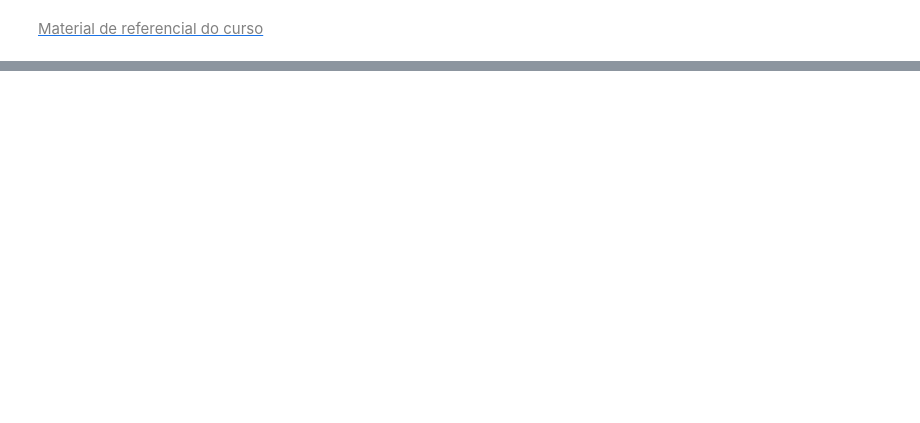
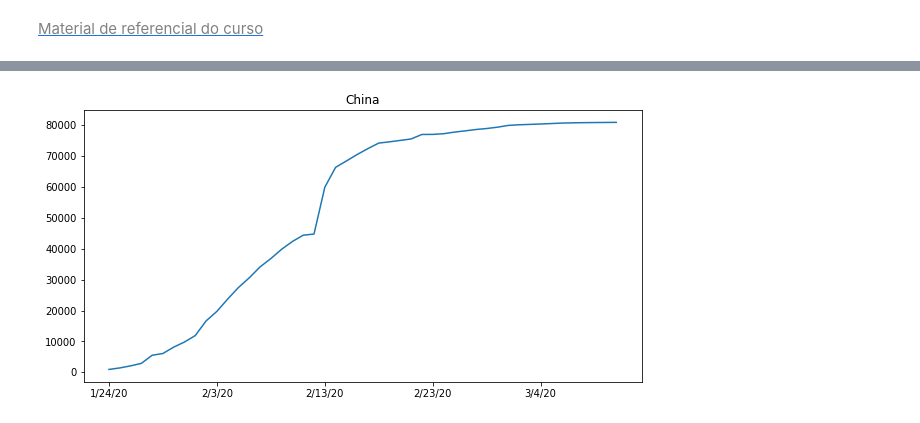
Before and after one commit to mbaliu-treino/Desenvolve, a Jupyter notebook: LEARN_C_DS_análises_para_saúde_e_medicina.ipynb, the cells around one changed output, grey strips where cells are left out. Cells and saved outputs as stored; diff of their text form; code cells hidden in the pictures; blank space fills up the shorter version.

```diff
--- a/LEARN_C_DS_análises_para_saúde_e_medicina.ipynb
+++ b/LEARN_C_DS_análises_para_saúde_e_medicina.ipynb
@@ -50,0 +76,7 @@ Podemos criar ambientes virtuais para que os projetos não sejam impactados pela
+# %%
+import pandas as pd
+import matplotlib.pyplot as plt
+
+confirmed = pd.read_csv('https://raw.githubusercontent.com/CSSEGISandData/COVID-19/master/csse_covid_19_data/csse_covid_19_time_series/time_series_covid19_confirmed_global.csv')
+deaths = pd.read_csv("https://raw.githubusercontent.com/CSSEGISandData/COVID-19/master/csse_covid_19_data/csse_covid_19_time_series/time_series_covid19_deaths_global.csv")
+recovered = pd.read_csv("https://raw.githubusercontent.com/CSSEGISandData/COVID-19/master/csse_covid_19_data/csse_covid_19_time_series/time_series_covid19_recovered_global.csv")
@@ -50,0 +106,6 @@ Podemos criar ambientes virtuais para que os projetos não sejam impactados pela
+# %%
+# Dados da linha Canada
+"""Percebe-se que alguns países estão subdivididos em suas regiões administrativas também
+Então a chave primária desta tabela seria: Country/Region + Province/State"""
+
+confirmed.set_index('Country/Region').loc['Canada']
@@ -50,0 +167,4 @@ Podemos criar ambientes virtuais para que os projetos não sejam impactados pela
+# %%
+confirmed_by_country = confirmed.groupby('Country/Region').sum().drop(columns=['Lat','Long'])
+deaths_by_country = deaths.groupby('Country/Region').sum().drop(columns=['Lat','Long'])
+confirmed_by_country.sample(5)
@@ -50,0 +180,10 @@ Podemos criar ambientes virtuais para que os projetos não sejam impactados pela
+# %%
+# Casos confirmados - valores acumulados
+s = confirmed_by_country.loc['China'][2:50]
+
+plt.figure(figsize=(10,5))
+s.plot()
+plt.title('China')
+plt.show()
+# %% [output]
+[figure, added]
```
Also changed, not shown: parts of 34 cells of this notebook.
